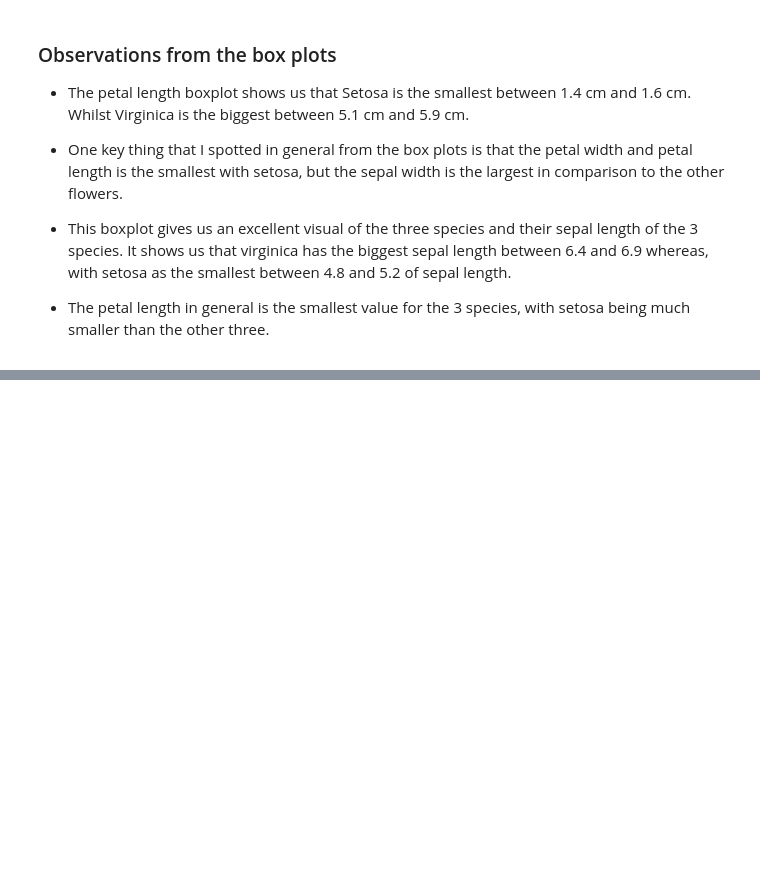
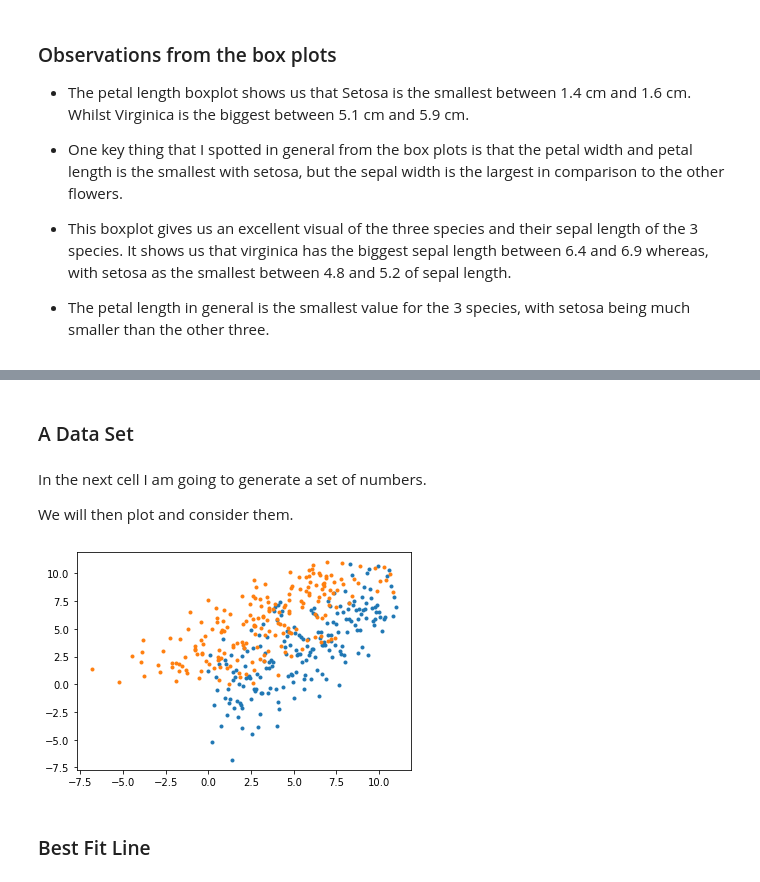
Before and after one commit to KenLin765/funddata-assessment, a Jupyter notebook: practicals/4.Outliers.ipynb, the cells around one changed output, grey strips where cells are left out. Cells and saved outputs as stored; diff of their text form; code cells hidden in the pictures; blank space fills up the shorter version.

```diff
--- a/practicals/4.Outliers.ipynb
+++ b/practicals/4.Outliers.ipynb
@@ -211,0 +216,30 @@ Original code on https://github.com/ianmcloughlin/2223-S1-fund-data-analysis/blo
+# %% [markdown]
+### A Data Set
+# %% [markdown]
+In the next cell I am going to generate a set of numbers.
+
+We will then plot and consider them.
+# %%
+# Create a series of x vectors.
+xs = np.array([np.linspace(i, i + 2.0, 20) for i in range(10)])
+# %%
+# Create a corresponding series of y vectors.
+xys = np.array([np.linspace(i, i + 2.0, 20) for i in range(10)])
+# I changed this to make them the same which allow them to be directly proportional
+
+# Add some noise.
+ys = ys + np.random.normal(0.0, 1.0, ys.shape)
+# %%
+# Create global list of x and y values.
+x = xs.flatten()
+y = ys.flatten()
+# %%
+# Plot.
+plt.plot(x, y, '.');
+plt.plot(y, x, '.');
+
+## this will separate the data and make them inversely propertional
+# %% [output]
+[figure, added]
+# %% [markdown]
+### Best Fit Line
```
Also changed, not shown: parts of 10 cells of this notebook, 1 other file.
